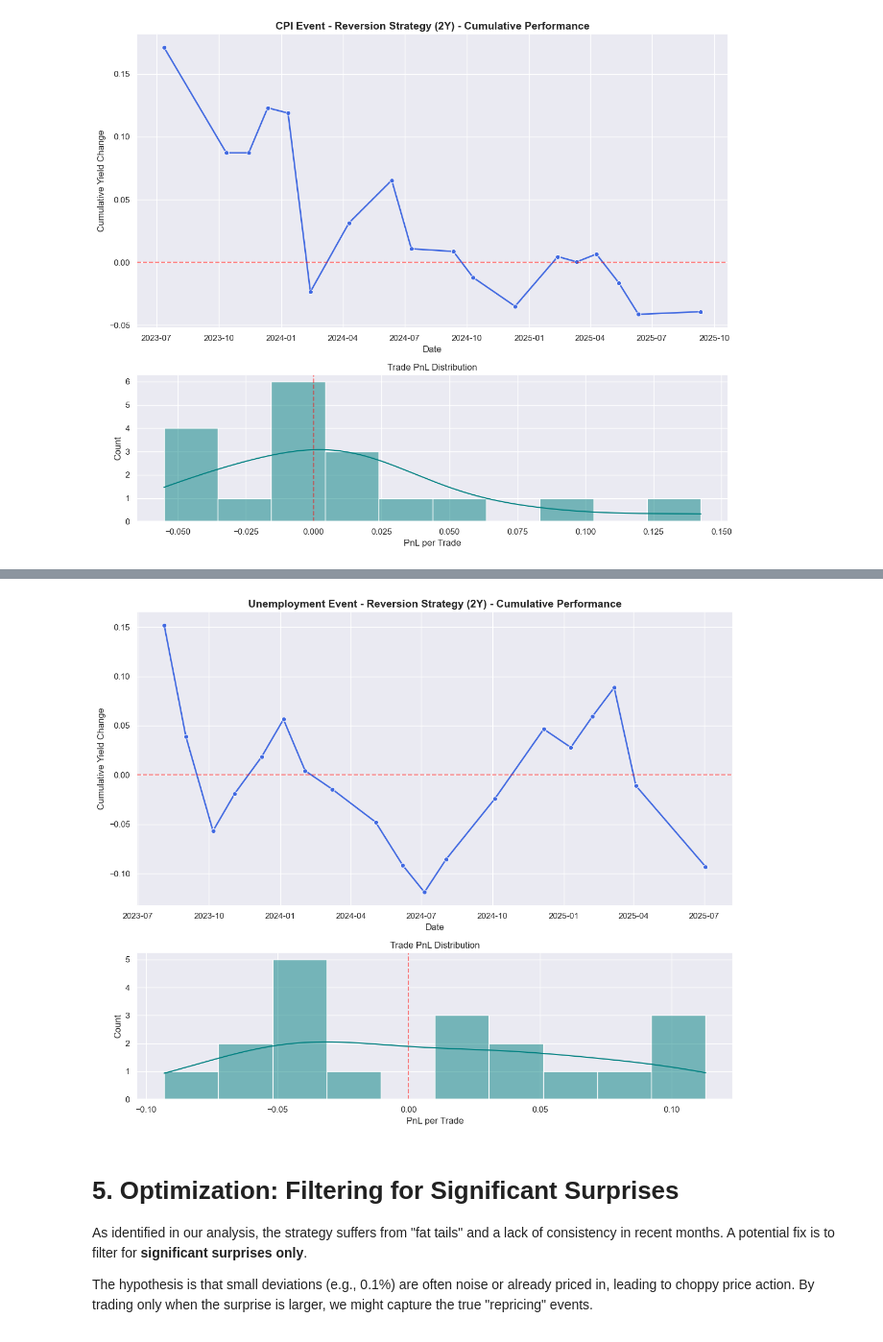
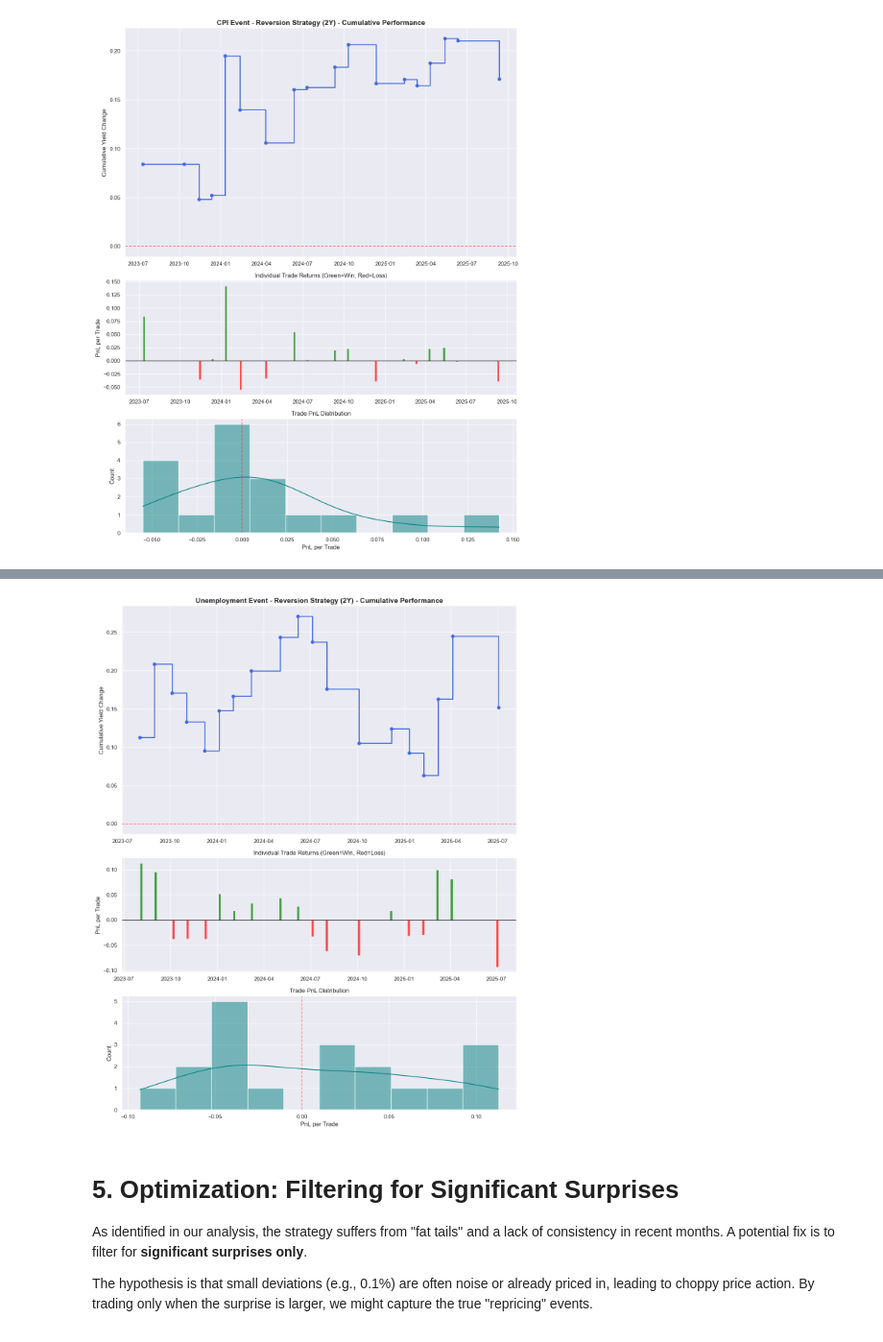
Before and after one commit to harrodyuan/macro_project, a Jupyter notebook: backtesting.ipynb, the cells around one changed output, grey strips where cells are left out. Shown: that part at 96% size. Saved outputs shown, nothing was run; the diff lists cells and outputs as text; code cells hidden in the pictures.

Commit message:
Update README with Optimization Comparison graphs and fix backtesting sort bug

```diff
--- a/backtesting.ipynb
+++ b/backtesting.ipynb
@@ -112,40 +112,90 @@ def display_performance(trade_df, pnl_col, title):
         print(f"No Trades for {title}")
         return
 
+    # --- FIX: SORT BY DATE CHRONOLOGICALLY ---
+    # Convert to datetime and sort Oldest -> Newest
+    trade_df['Date'] = pd.to_datetime(trade_df['Date'])
+    trade_df = trade_df.sort_values('Date', ascending=True).reset_index(drop=True)
+    # -----------------------------------------
+
+    # --- Strategy Description ---
+    print(f"\n{'='*20} {title} {'='*20}")
+    print("STRATEGY LOGIC:")
+    print("1.  Identify Event Bias: Did Actual beat Surveyed?")
+    print("2.  Entry: 09:00 AM (approx 30 mins after release).")
+    print("3.  Direction: REVERSION (Fade the move).")
+    print("    - If Yields spiked UP (Hot Data), we SHORT Yields.")
+    print("    - If Yields dropped DOWN (Cool Data), we LONG Yields.")
+    print("4.  Exit: End of Trading Day (16:00 PM).")
+    print("-" * 50)
+
     # --- Metrics ---
     pnl = trade_df[pnl_col]
     wins = pnl[pnl > 0]
     losses = pnl[pnl < 0]
+
+    # Calculate Max Drawdown
+    cumulative = pnl.cumsum()
+    peak = cumulative.cummax()
+    drawdown = cumulative - peak
+    max_drawdown = drawdown.min()
 
     metrics = {
         'Total Trades': len(pnl),
         'Win Rate': f"{len(wins) / len(pnl):.1%}",
         'Avg Win': f"{wins.mean():.4f}" if not wins.empty else "0",
         'Avg Loss': f"{abs(losses.mean()):.4f}" if not losses.empty else "0",
+        'Profit Factor': f"{wins.sum() / abs(losses.sum()):.2f}" if not losses.empty else "Inf",
+        'Max Drawdown': f"{max_drawdown:.4f}",
         'Total PnL': f"{pnl.sum():.4f}",
         'Sharpe Ratio': f"{pnl.mean() / pnl.std():.2f}" if pnl.std() != 0 else "0"
     }
 
-    print(f"\n{'='*20} {title} {'='*20}")
+    print("PERFORMANCE METRICS:")
     print(pd.Series(metrics).to_string())
+    print("-" * 50)
+
+    # --- Trade Log ---
+    print("TRADE LOG:")
+    # Format the dataframe for display
+    display_df = trade_df.copy()
+    display_df['PnL'] = display_df[pnl_col].apply(lambda x: f"{x:.4f}")
+    if 'Surprise' in display_df.columns:
+        display_df['Surprise'] = display_df['Surprise'].apply(lambda x: f"{x:.3f}")
+
+    # Select relevant columns
+    cols_to_show = ['Date', 'Signal', 'PnL']
+    if 'Surprise' in display_df.columns:
+        cols_to_show.insert(1, 'Surprise')
+
+    print(display_df[cols_to_show].to_string(index=False))
 
     # --- Visualization ---
-    fig, axes = plt.subplots(2, 1, figsize=(12, 10), gridspec_kw={'height_ratios': [2, 1]})
+    fig, axes = plt.subplots(3, 1, figsize=(12, 15), gridspec_kw={'height_ratios': [2, 1, 1]})
 
-    # 1. Cumulative PnL Curve
+    # 1. Cumulative PnL Curve (Step Plot)
     trade_df['Cumulative_PnL'] = trade_df[pnl_col].cumsum()
-    trade_df['Date'] = pd.to_datetime(trade_df['Date'])
+    # trade_df['Date'] is already datetime from the fix above
 
-    sns.lineplot(data=trade_df, x='Date', y='Cumulative_PnL', marker='o', ax=axes[0], linewidth=2, color='royalblue')
+    # Use a step plot to show that PnL is flat between trades
+    axes[0].step(trade_df['Date'], trade_df['Cumulative_PnL'], where='post', marker='o', linewidth=2, color='royalblue')
     axes[0].axhline(0, color='red', linestyle='--', alpha=0.5)
     axes[0].set_title(f'{title} - Cumulative Performance', fontsize=14, fontweight='bold')
     axes[0].set_ylabel('Cumulative Yield Change')
 
-    # 2. Trade Distribution (Histogram)
-    sns.histplot(data=trade_df, x=pnl_col, kde=True, ax=axes[1], color='teal', bins=10)
-    axes[1].axvline(0, color='red', linestyle='--', alpha=0.5)
-    axes[1].set_title('Trade PnL Distribution', fontsize=12)
-    axes[1].set_xlabel('PnL per Trade')
+    # 2. Individual Trade Returns (Bar Chart)
+    colors = ['green' if x > 0 else 'red' for x in trade_df[pnl_col]]
+    # Increase bar width to make them visible on the timeline (width=5 days)
+    axes[1].bar(trade_df['Date'], trade_df[pnl_col], color=colors, alpha=0.7, width=5)
+    axes[1].axhline(0, color='black', linewidth=1)
+    axes[1].set_title('Individual Trade Returns (Green=Win, Red=Loss)', fontsize=12)
+    axes[1].set_ylabel('PnL per Trade')
+
+    # 3. Trade Distribution (Histogram)
+    sns.histplot(data=trade_df, x=pnl_col, kde=True, ax=axes[2], color='teal', bins=10)
+    axes[2].axvline(0, color='red', linestyle='--', alpha=0.5)
+    axes[2].set_title('Trade PnL Distribution', fontsize=12)
+    axes[2].set_xlabel('PnL per Trade')
 
     plt.tight_layout()
     plt.show()
@@ -172,2 +232,2 @@ Sharpe Ratio      0.20
-[figure, old version]
+[figure, new version]
 ==================== Unemployment Event - Reversion Strategy (2Y) ====================
@@ -180,4 +250,4 @@ Sharpe Ratio      0.13
-[figure, old version]
+[figure, new version]
 # %% [markdown]
 # 5. Optimization: Filtering for Significant Surprises
 As identified in our analysis, the strategy suffers from "fat tails" and a lack of consistency in recent months. A potential fix is to filter for **significant surprises only**.
```
Also changed, not shown: parts of 1 cell of this notebook, 3 other files.
